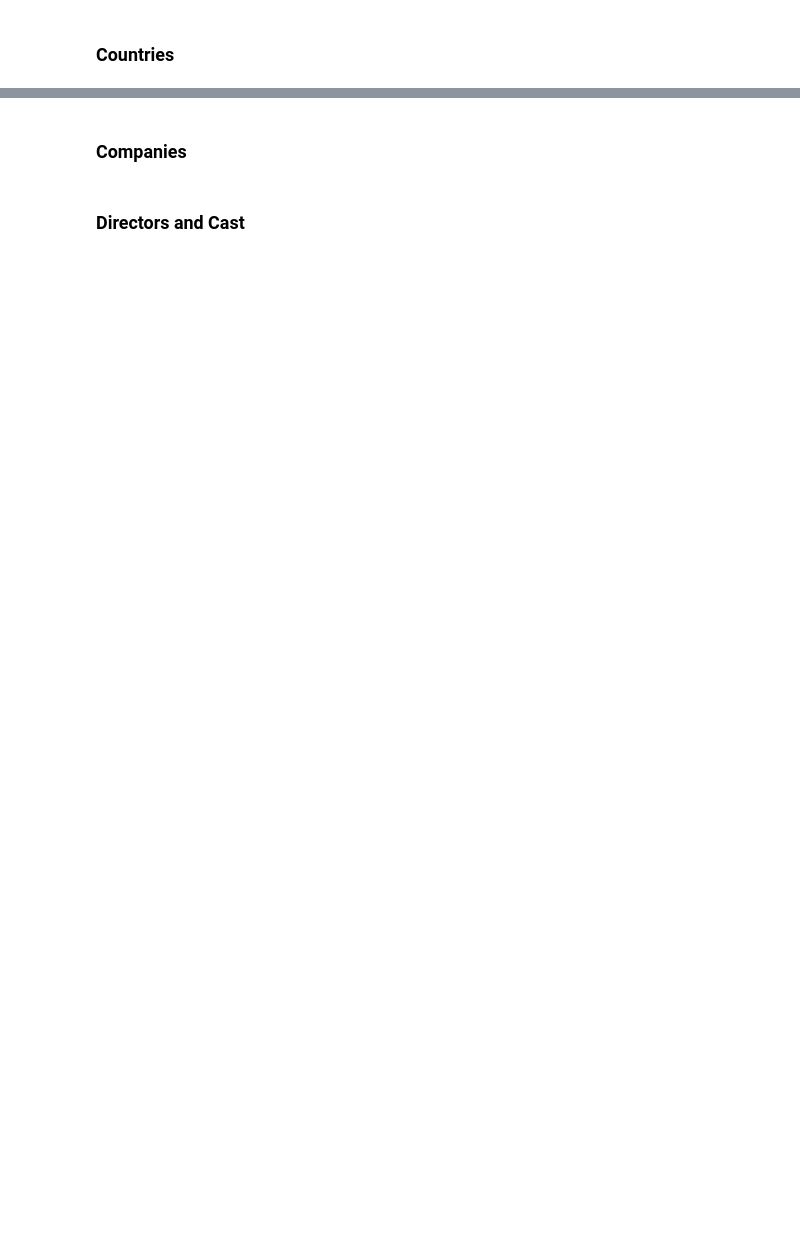
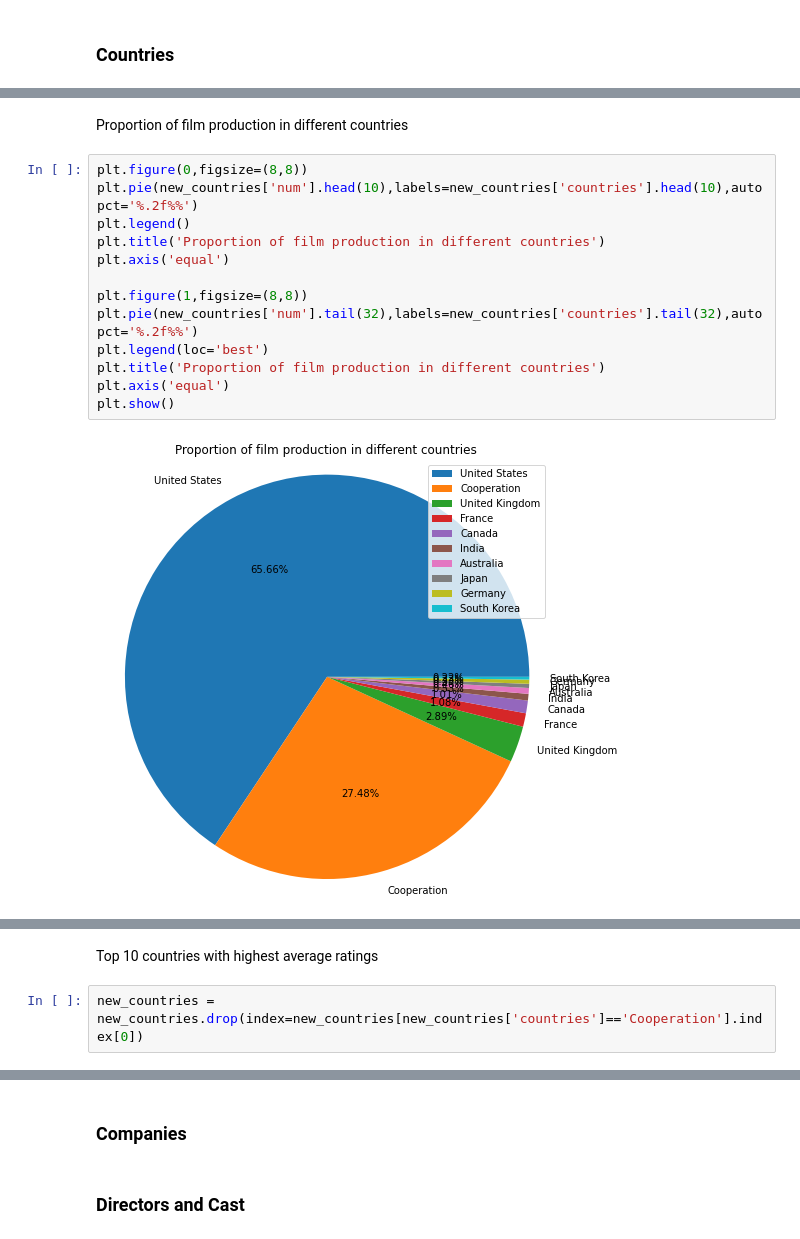
Before and after one commit to Tim-eyes/Data-Analytics-Sheet, a Jupyter notebook: movie.ipynb, the cells around one changed output, grey strips where cells are left out. Drawn from its saved outputs; the diff is of its cells as text; blank space fills up the shorter version.

```diff
--- a/movie.ipynb
+++ b/movie.ipynb
@@ -271,0 +378,17 @@ countries = new_df['product_countries'].value_counts().drop('nan')
+# %% [markdown]
+Proportion of film production in different countries
+# %%
+plt.figure(0,figsize=(8,8))
+plt.pie(new_countries['num'].head(10),labels=new_countries['countries'].head(10),autopct='%.2f%%')
+plt.legend()
+plt.title('Proportion of film production in different countries')
+plt.axis('equal')
+
+plt.figure(1,figsize=(8,8))
+plt.pie(new_countries['num'].tail(32),labels=new_countries['countries'].tail(32),autopct='%.2f%%')
+plt.legend(loc='best')
+plt.title('Proportion of film production in different countries')
+plt.axis('equal')
+plt.show()
+# %% [output]
+[figure, added]
@@ -271,0 +396,4 @@ countries = new_df['product_countries'].value_counts().drop('nan')
+# %% [markdown]
+Top 10 countries with highest average ratings
+# %%
+new_countries = new_countries.drop(index=new_countries[new_countries['countries']=='Cooperation'].index[0])
```
Also changed, not shown: parts of 33 cells of this notebook, 1 other file.
